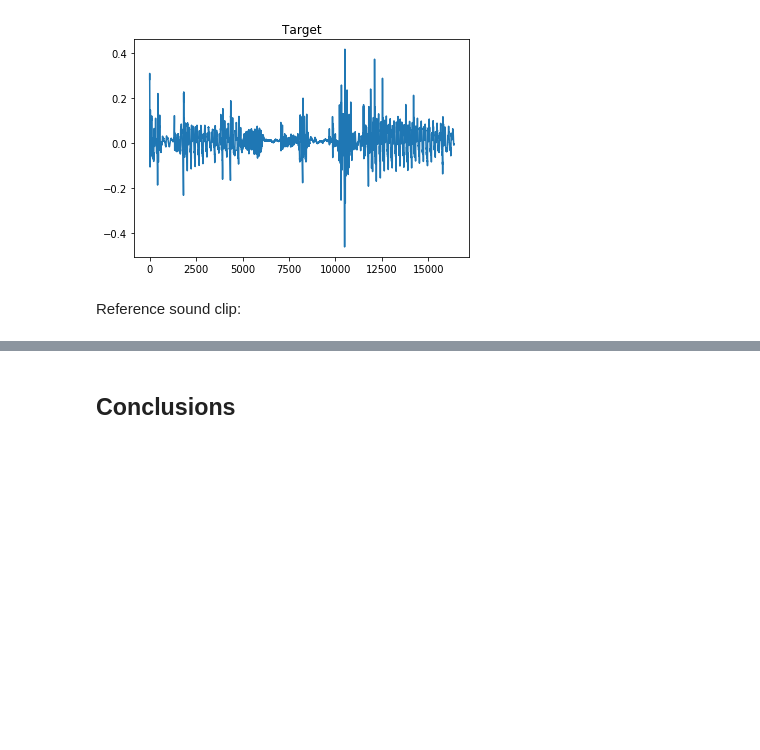
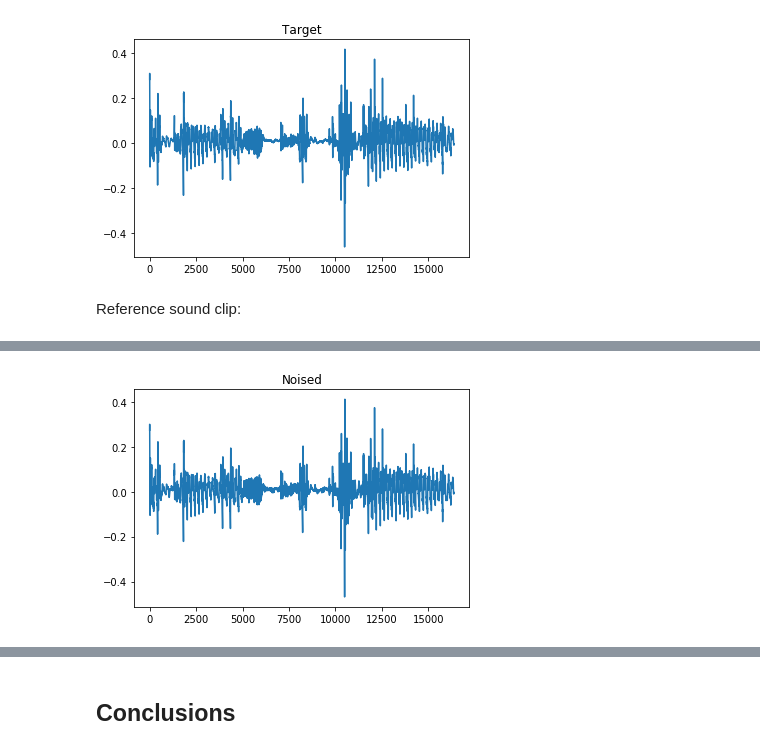
Before and after one commit to dvisockas/norse, a Jupyter notebook: main.ipynb, the cells around one changed output, grey strips where cells are left out. Saved outputs shown, nothing was run; the diff lists cells and outputs as text; code cells hidden in the pictures; blank space fills up the shorter version.

```diff
--- a/main.ipynb
+++ b/main.ipynb
@@ -184,3 +196,10 @@ Audio(target, rate=16000)
 [figure]
 # %% [markdown]
 Reference sound clip:
+# %%
+plt.figure()
+plt.title('Noised')
+plt.plot(noised)
+
+Audio(noised, rate=16000)
+# %% [output]
@@ -187,3 +207,4 @@ Reference sound clip:
+[figure, added]
 # %%
 plt.figure()
 plt.title('Predicted')
```
Also changed, not shown: parts of 10 cells of this notebook, 8 other files.
